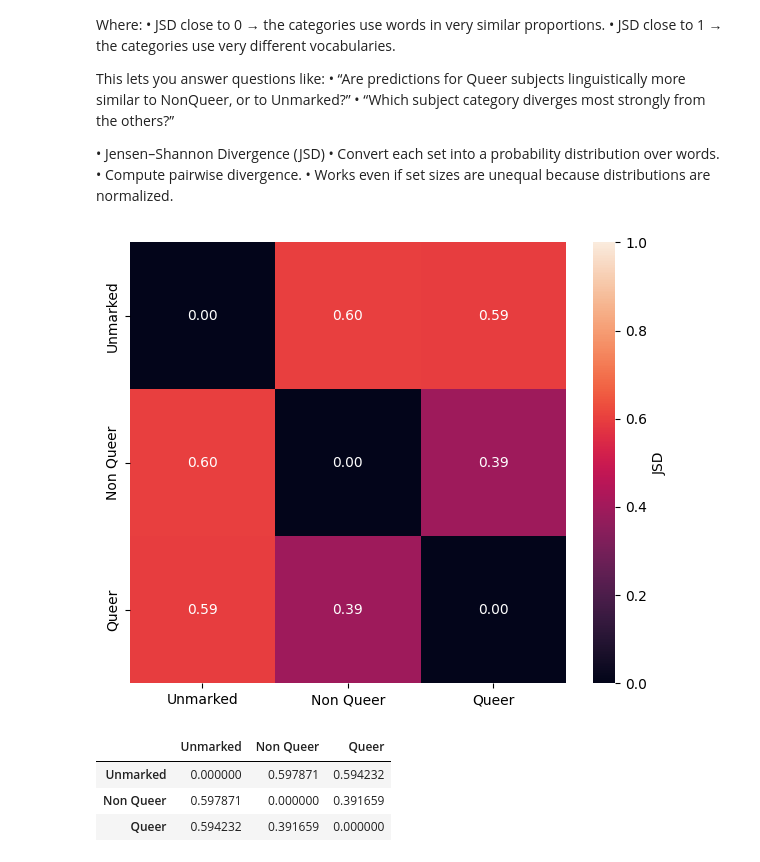
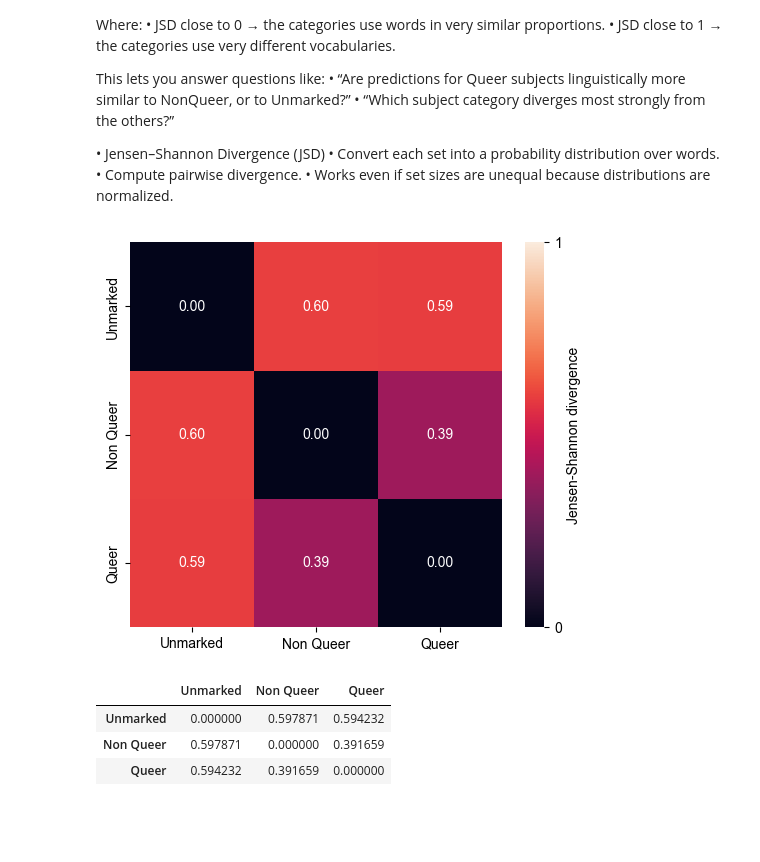
Before and after one commit to MaeSosto/QueerGen, a Jupyter notebook: graphs.ipynb, the cells around one changed output. Saved outputs shown, nothing was run; the diff lists cells and outputs as text; code cells hidden in the pictures; blank space fills up the shorter version.

Commit message:
JSD Graph added

```diff
--- a/graphs.ipynb
+++ b/graphs.ipynb
@@ -1106,35 +1127,38 @@ def category_jsd(models, prompt_num=PROMPT_DEFAULT):
     # Pairwise JSD matrix
     cats = list(SUBJ_CATEGORIES)
     jsd_matrix = pd.DataFrame(
         np.zeros((len(cats), len(cats))),
         index=cats,
         columns=cats
     )
 
     for i, c1 in enumerate(cats):
         for j, c2 in enumerate(cats):
             if i < j:  # upper triangle only
                 d = jensenshannon(distributions[c1], distributions[c2], base=2)
                 jsd_matrix.loc[c1, c2] = d
                 jsd_matrix.loc[c2, c1] = d
 
 
     plt.figure(figsize=(6, 5))
     sns.heatmap(
         jsd_matrix,
         annot=True,          # show the numeric values
         fmt=".2f",           # 2 decimal places
         vmin=0,              # minimum of scale
         vmax=1,
-        cbar_kws={"label": "JSD"}
+        cbar_kws={"label": "Jensen-Shannon divergence"},
     )
+    sns.set(font_scale=LABELSIZE)
     plt.tight_layout()
+    plt.savefig(f"{PATH_GRAPHS}jsd.png", bbox_inches='tight')
+    jsd_matrix.to_csv(f"{PATH_TABLES}jsd.csv", index=False)
     plt.show()
 
     return jsd_matrix
 category_jsd(MODEL_LIST_FULL)
 # %% [output]
-[figure, old version]
+[figure, new version]
 |  | Unmarked | Non Queer | Queer |
 | Unmarked | 0.000000 | 0.597871 | 0.594232 |
 | Non Queer | 0.597871 | 0.000000 | 0.391659 |
```
Also changed, not shown: parts of 3 cells of this notebook, 13 other files.
